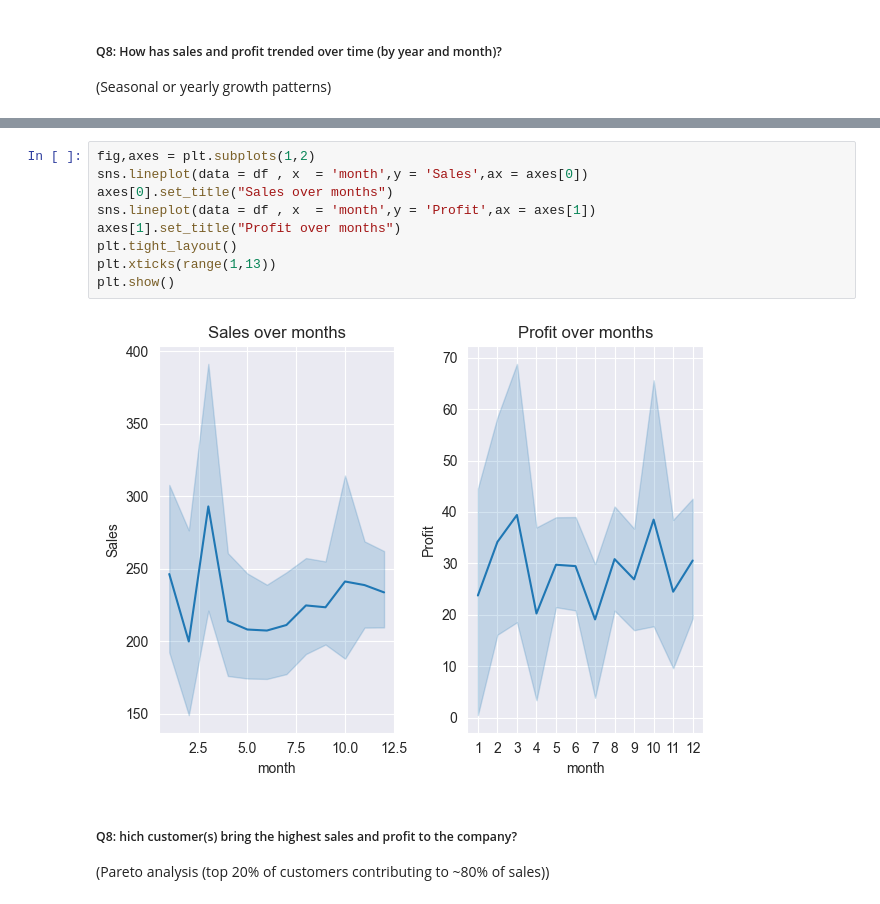
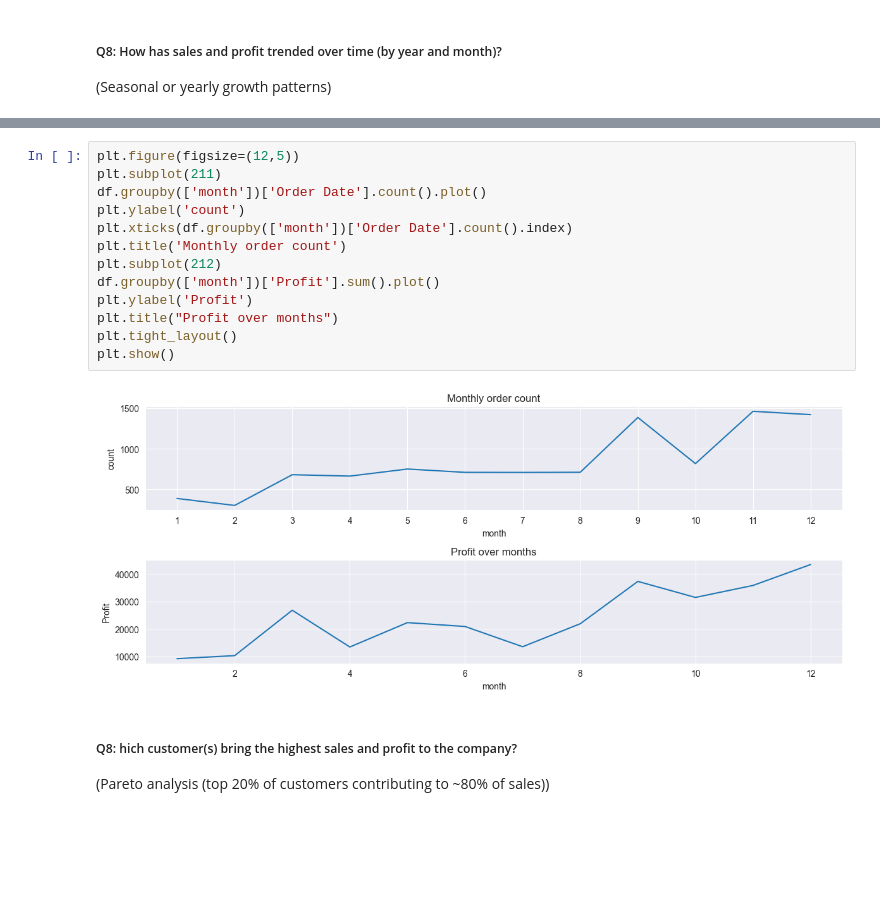
Before and after one commit to salma20005/SuperStore, a Jupyter notebook: SuperStore.ipynb, the cells around one changed output, grey strips where cells are left out. Drawn from its saved outputs; the diff is of its cells as text; blank space fills up the shorter version.

```diff
--- a/SuperStore.ipynb
+++ b/SuperStore.ipynb
@@ -522,14 +526,18 @@ plt.show()
-# %%
-fig,axes = plt.subplots(1,2)
-sns.lineplot(data = df , x  = 'month',y = 'Sales',ax = axes[0])
-axes[0].set_title("Sales over months")
-sns.lineplot(data = df , x  = 'month',y = 'Profit',ax = axes[1])
-axes[1].set_title("Profit over months")
-plt.tight_layout()
-plt.xticks(range(1,13))
-plt.show()
-# %% [output]
-[figure, removed]
+# %%
+plt.figure(figsize=(12,5))
+plt.subplot(211)
+df.groupby(['month'])['Order Date'].count().plot()
+plt.ylabel('count')
+plt.xticks(df.groupby(['month'])['Order Date'].count().index)
+plt.title('Monthly order count')
+plt.subplot(212)
+df.groupby(['month'])['Profit'].sum().plot()
+plt.ylabel('Profit')
+plt.title("Profit over months")
+plt.tight_layout()
+plt.show()
+# %% [output]
+[figure, added]
 # %% [markdown]
 ##### Q8: hich customer(s) bring the highest sales and profit to the company?
 (Pareto analysis (top 20% of customers contributing to ~80% of sales))
```
Also changed, not shown: parts of 2 cells of this notebook.
